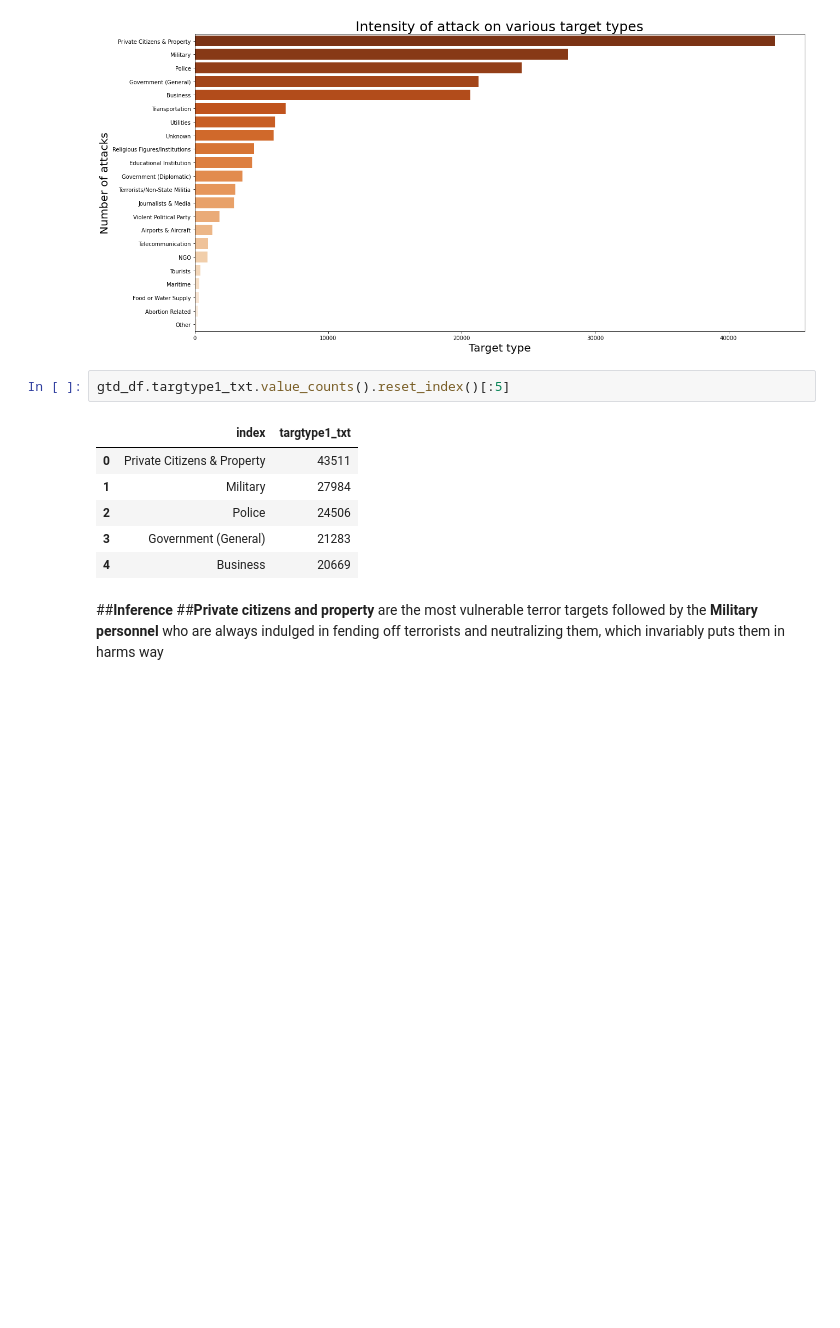
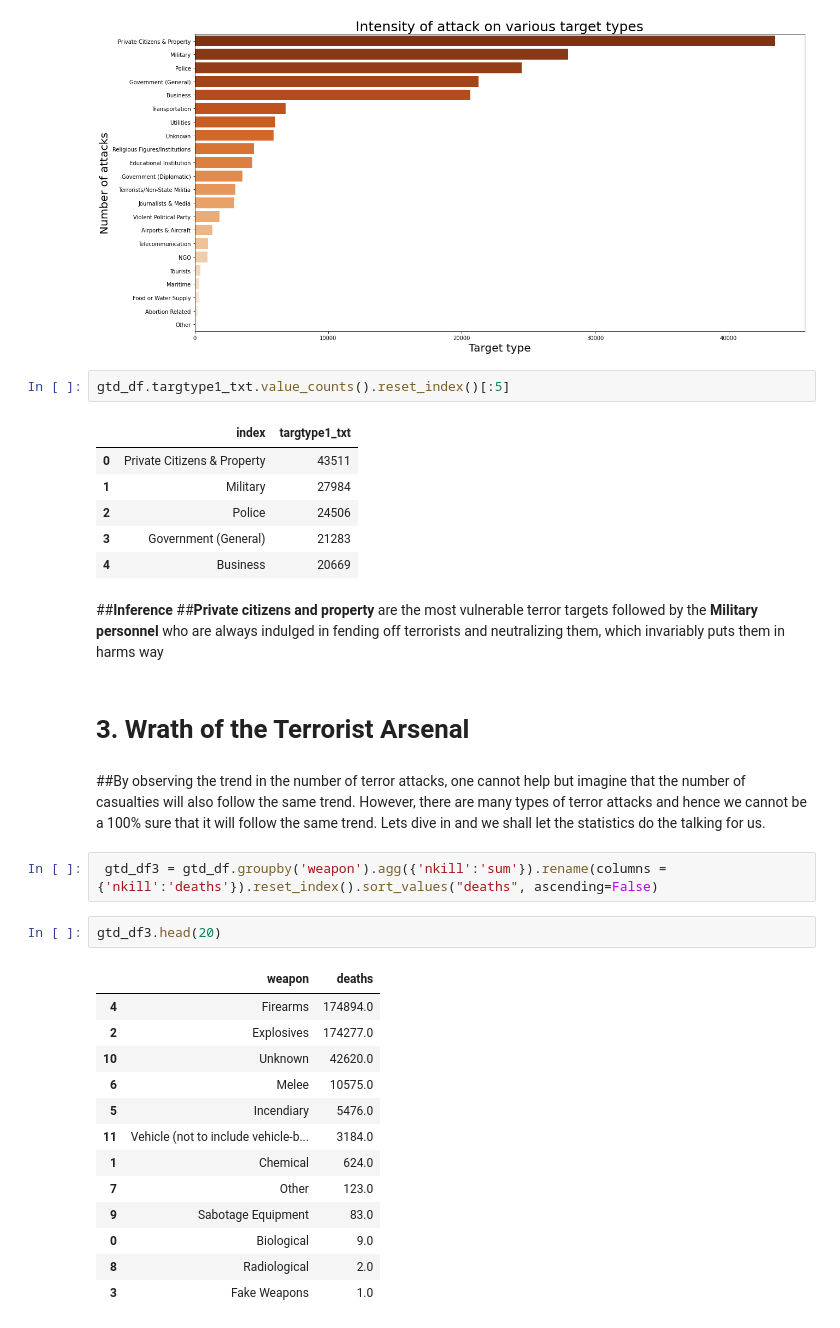
Before and after one commit to VinayR1998/GTD-ExploratoyAnalysis, a Jupyter notebook: Vinay_R_EDA_1_GTD.ipynb, the cells around one changed output. Saved outputs shown, nothing was run; the diff lists cells and outputs as text; blank space fills up the shorter version.

```diff
--- a/Vinay_R_EDA_1_GTD.ipynb
+++ b/Vinay_R_EDA_1_GTD.ipynb
@@ -210,3 +210,25 @@ gtd_df.targtype1_txt.value_counts().reset_index()[:5]
 # %% [markdown]
 ##**Inference**
 ##**Private citizens and property** are the most vulnerable terror targets followed by the **Military personnel** who are always indulged in fending off terrorists and neutralizing them, which invariably puts them in harms way
+# %% [markdown]
+# **3. Wrath of the Terrorist Arsenal**
+# %% [markdown]
+##By observing the trend in the number of terror attacks, one cannot help but imagine that the number of casualties will also follow the same trend. However, there are many types of terror attacks and hence we cannot be a 100% sure that it will follow the same trend. Lets dive in and we shall let the statistics do the talking for us.
+# %%
+ gtd_df3 = gtd_df.groupby('weapon').agg({'nkill':'sum'}).rename(columns = {'nkill':'deaths'}).reset_index().sort_values("deaths", ascending=False)
+# %%
+gtd_df3.head(20)
+# %% [output]
+|  | weapon | deaths |
+| 4 | Firearms | 174894.0 |
+| 2 | Explosives | 174277.0 |
+| 10 | Unknown | 42620.0 |
+| 6 | Melee | 10575.0 |
+| 5 | Incendiary | 5476.0 |
+| 11 | Vehicle (not to include vehicle-b... | 3184.0 |
+| 1 | Chemical | 624.0 |
+| 7 | Other | 123.0 |
+| 9 | Sabotage Equipment | 83.0 |
+| 0 | Biological | 9.0 |
+| 8 | Radiological | 2.0 |
+| 3 | Fake Weapons | 1.0 |
```
Also changed, not shown: parts of 3 cells of this notebook.
